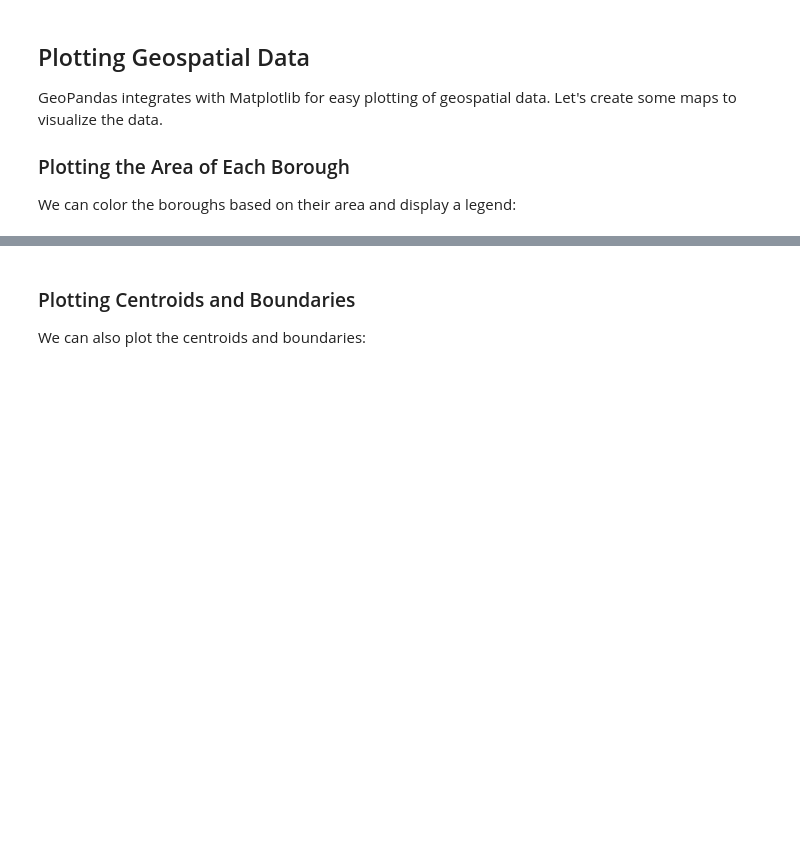
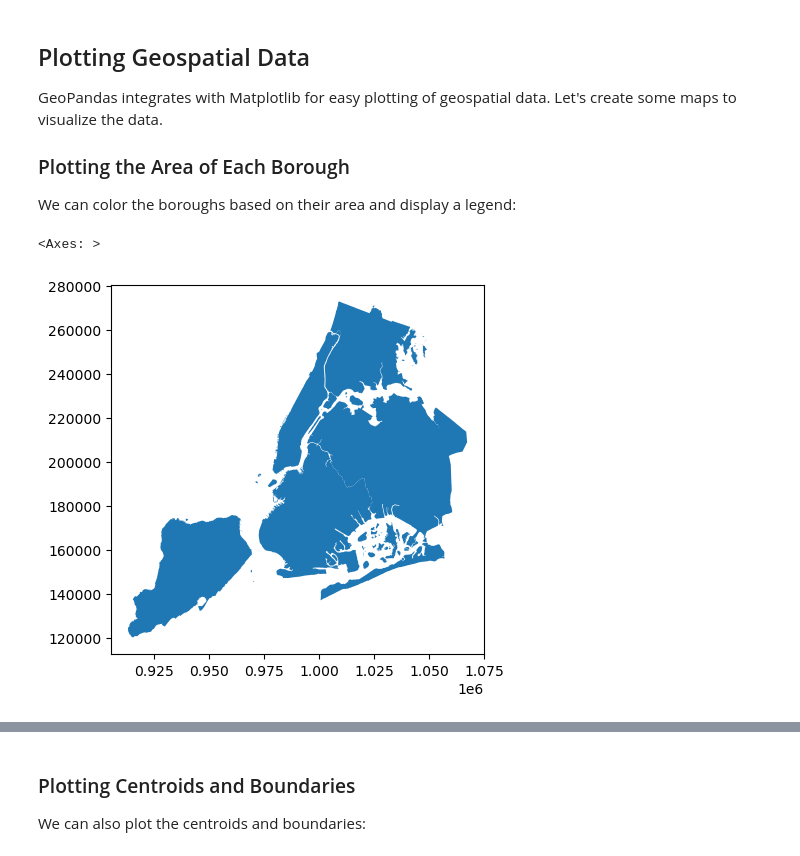
Before and after one commit to Raswanth-Prasath/Intro-to-GIS-Programming, a Jupyter notebook: book/geospatial/geopandas.ipynb, the cells around one changed output, grey strips where cells are left out. Drawn from its saved outputs; the diff is of its cells as text; code cells hidden in the pictures; blank space fills up the shorter version.

```diff
--- a/book/geospatial/geopandas.ipynb
+++ b/book/geospatial/geopandas.ipynb
@@ -188,6 +217,11 @@ GeoPandas integrates with Matplotlib for easy plotting of geospatial data. Let's
 ### Plotting the Area of Each Borough
 
 We can color the boroughs based on their area and display a legend:
+# %%
+gdf.plot()
+# %% [output]
+<Axes: >
+[figure, added]
 # %%
 gdf.plot("area", legend=True, figsize=(10, 6))
 plt.title("NYC Boroughs by Area")
```
Also changed, not shown: parts of 18 cells of this notebook.
